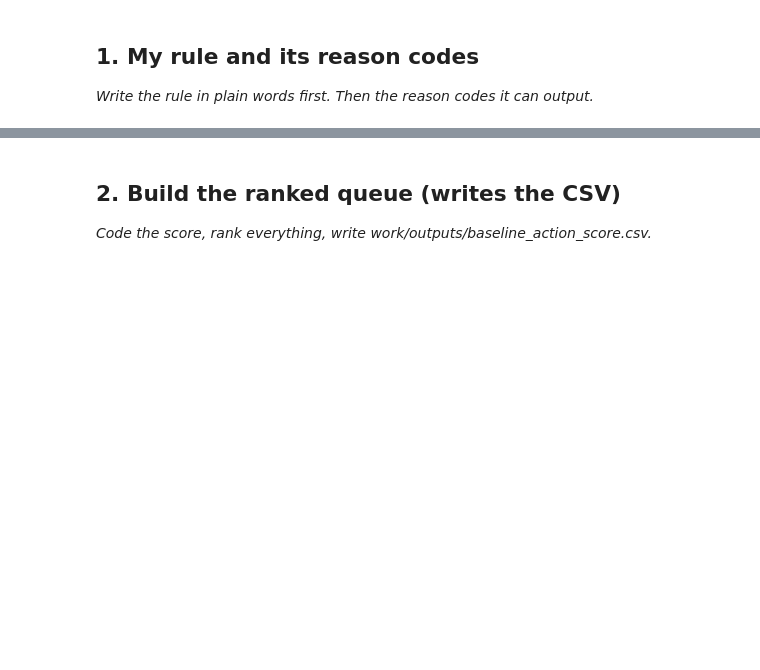
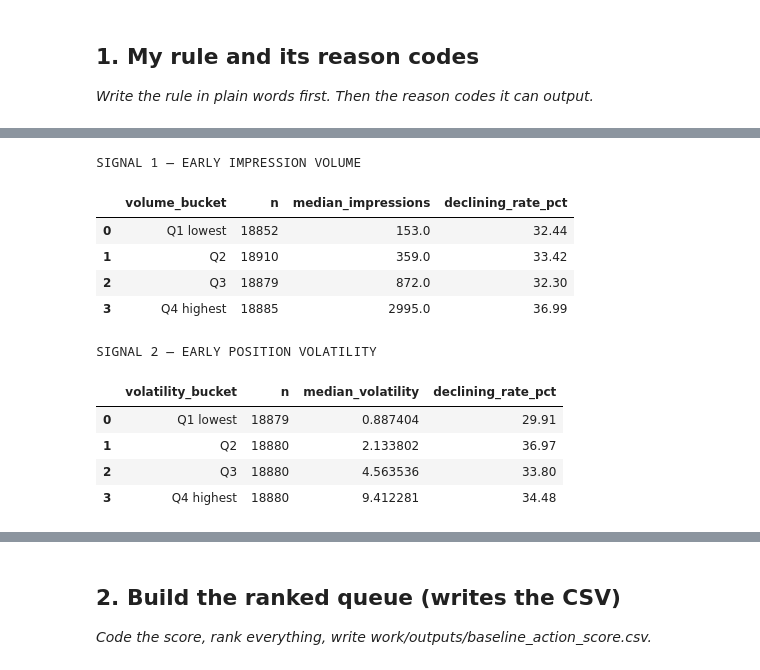
Before and after one commit to Davidsoooooon/ML-Intern---Briones, a Jupyter notebook: work/notebooks/w04_baseline_score.ipynb, the cells around one changed output, grey strips where cells are left out. Drawn from its saved outputs; the diff is of its cells as text; code cells hidden in the pictures; blank space fills up the shorter version.

```diff
--- a/work/notebooks/w04_baseline_score.ipynb
+++ b/work/notebooks/w04_baseline_score.ipynb
@@ -12,0 +103,78 @@ This skeleton is yours to fill. Work the sections **in order** — each one has
+# %%
+audit = feature_source.copy()
+
+def quartile_bucket(series):
+    percentile = series.rank(method="average", pct=True)
+
+    return pd.cut(
+        percentile,
+        bins=[0, 0.25, 0.50, 0.75, 1.00],
+        labels=["Q1 lowest", "Q2", "Q3", "Q4 highest"],
+        include_lowest=True
+    )
+
+# Signal 1: volume
+audit["volume_bucket"] = quartile_bucket(
+    audit["impressions_early"]
+)
+
+volume_table = (
+    audit.groupby("volume_bucket", observed=True)
+    .agg(
+        n=("is_declining_proxy", "size"),
+        median_impressions=("impressions_early", "median"),
+        declining_rate=("is_declining_proxy", "mean")
+    )
+    .reset_index()
+)
+
+volume_table["declining_rate_pct"] = (
+    100 * volume_table["declining_rate"]
+).round(2)
+
+volume_table = volume_table[
+    ["volume_bucket", "n", "median_impressions", "declining_rate_pct"]
+]
+
+print("SIGNAL 1 — EARLY IMPRESSION VOLUME")
+display(volume_table)
+
+
+# Signal 2: position volatility
+audit["volatility_bucket"] = quartile_bucket(
+    audit["position_volatility_early"]
+)
+
+volatility_table = (
+    audit.groupby("volatility_bucket", observed=True)
+    .agg(
+        n=("is_declining_proxy", "size"),
+        median_volatility=("position_volatility_early", "median"),
+        declining_rate=("is_declining_proxy", "mean")
+    )
+    .reset_index()
+)
+
+volatility_table["declining_rate_pct"] = (
+    100 * volatility_table["declining_rate"]
+).round(2)
+
+volatility_table = volatility_table[
+    ["volatility_bucket", "n", "median_volatility", "declining_rate_pct"]
+]
+
+print("SIGNAL 2 — EARLY POSITION VOLATILITY")
+display(volatility_table)
+# %% [output]
+SIGNAL 1 — EARLY IMPRESSION VOLUME
+|  | volume_bucket | n | median_impressions | declining_rate_pct |
+| 0 | Q1 lowest | 18852 | 153.0 | 32.44 |
+| 1 | Q2 | 18910 | 359.0 | 33.42 |
+| 2 | Q3 | 18879 | 872.0 | 32.30 |
+| 3 | Q4 highest | 18885 | 2995.0 | 36.99 |
+SIGNAL 2 — EARLY POSITION VOLATILITY
+|  | volatility_bucket | n | median_volatility | declining_rate_pct |
+| 0 | Q1 lowest | 18879 | 0.887404 | 29.91 |
+| 1 | Q2 | 18880 | 2.133802 | 36.97 |
+| 2 | Q3 | 18880 | 4.563536 | 33.80 |
+| 3 | Q4 highest | 18880 | 9.412281 | 34.48 |
```
Also changed, not shown: parts of 10 cells of this notebook.
